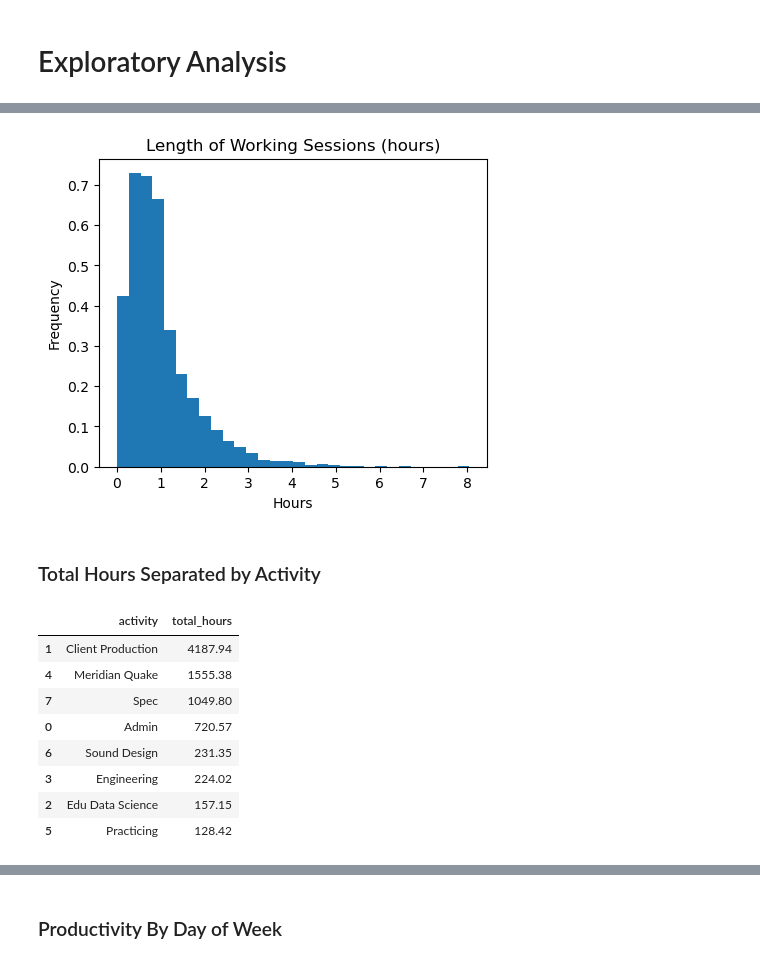
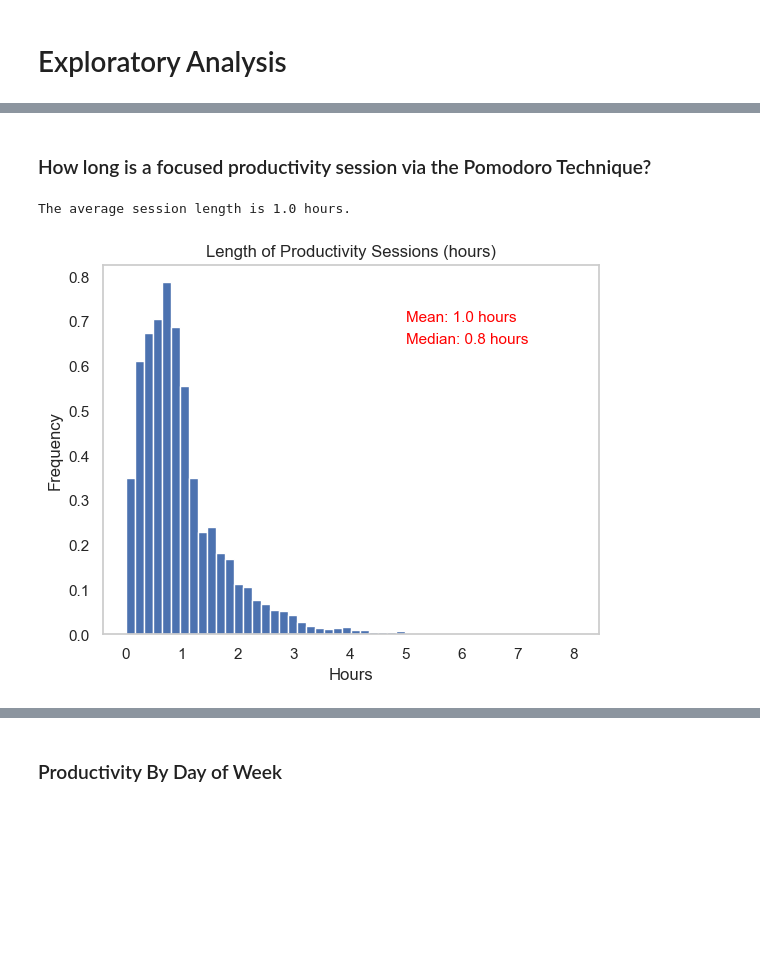
Before and after one commit to awkwardarm/Portfolio-Projects, a Jupyter notebook: Porftolio Project - Time Tracking.ipynb, the cells around one changed output, grey strips where cells are left out. Saved outputs shown, nothing was run; the diff lists cells and outputs as text; code cells hidden in the pictures; blank space fills up the shorter version.

```diff
--- a/Porftolio Project - Time Tracking.ipynb
+++ b/Porftolio Project - Time Tracking.ipynb
@@ -26,0 +25,5 @@ time_tracking['week'] = time_tracking['datetime'].dt.isocalendar().week
+# %%
+# Set various figure size templates
+figsize_small = 'figsize=(6,4)'
+figsize_medium = 'figsize=(10,7)'
+figsize_large = 'figsize=(11,8.5)'
@@ -27,34 +66,27 @@ time_tracking['week'] = time_tracking['datetime'].dt.isocalendar().week
+# %% [markdown]
+### How long is a focused productivity session via the Pomodoro Technique?
 # %%
+# Determine average session length
+average_session_length = round(time_tracking['hours'].mean(), 2)
+median_session_length = round(time_tracking['hours'].median(), 2)
+print(f'The average session length is {average_session_length} hours.')
+
+# filter data by hours
 column_data = time_tracking['hours']
-plt.figure(figsize=(5,4))
-plt.hist(column_data, density=True, bins= 30)
-title = 'Length of Working Sessions (hours)'
+
+# plot histogram
+plt.figure(figsize_medium)
+plt.hist(column_data, density=True, bins= 50)
+title = 'Length of Productivity Sessions (hours)'
 plt.xlabel('Hours')
 plt.ylabel('Frequency')
 plt.title(title)
+plt.grid(False)
+plt.text(5,0.7, f'Mean: {average_session_length} hours', color='red', fontsize=11)
+plt.text(5,0.65, f'Median: {median_session_length} hours', color='red', fontsize=11)
+# save figure for reporting
 plt.savefig(os.path.join('Visualizations', title))
 plt.show()
 # %% [output]
+The average session length is 1.0 hours.
-[figure, old version]
+[figure, new version]
-# %% [markdown]
-### Total Hours Separated by Activity
-# %%
-# Filter business activities from tracking input
-business_activities = ['Client Production', 'Meridian Quake', 'Spec', 'Admin', 'Sound Design', 'Engineering',
-                       'Practicing', 'Edu Data Science']
-time_tracking_business = time_tracking[time_tracking['activity'].isin(business_activities)]
-
-# sum total business hours by activity type
-activity_total_hours = time_tracking_business.groupby('activity').hours.sum().reset_index(name='total_hours')
-activity_total_hours = activity_total_hours.sort_values(by='total_hours', ascending=False)
-activity_total_hours.head(20)
-# %% [output]
-|  | activity | total_hours |
-| 1 | Client Production | 4187.94 |
-| 4 | Meridian Quake | 1555.38 |
-| 7 | Spec | 1049.80 |
-| 0 | Admin | 720.57 |
-| 6 | Sound Design | 231.35 |
-| 3 | Engineering | 224.02 |
-| 2 | Edu Data Science | 157.15 |
-| 5 | Practicing | 128.42 |
```
Also changed, not shown: parts of 11 cells of this notebook, 6 other files.
